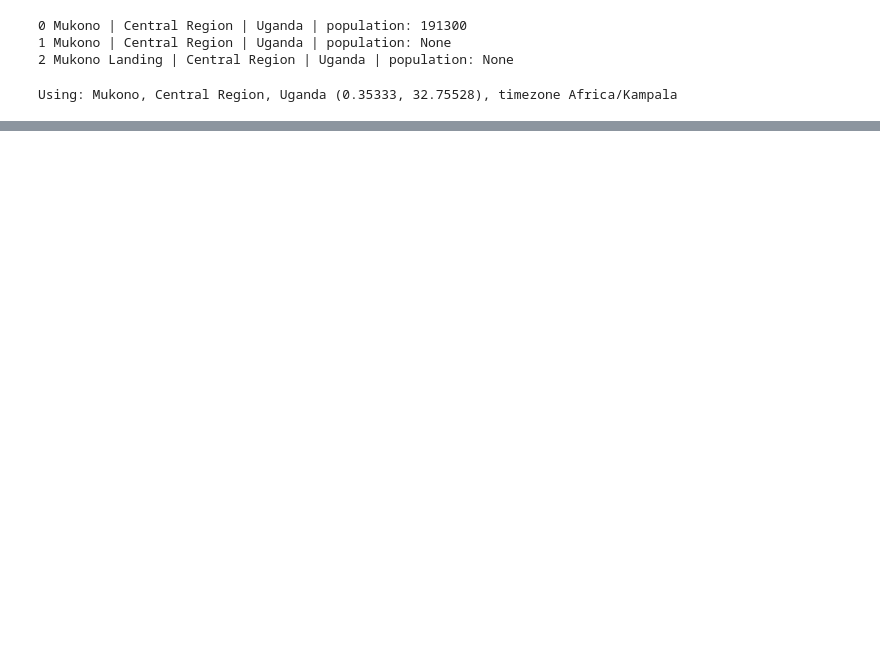
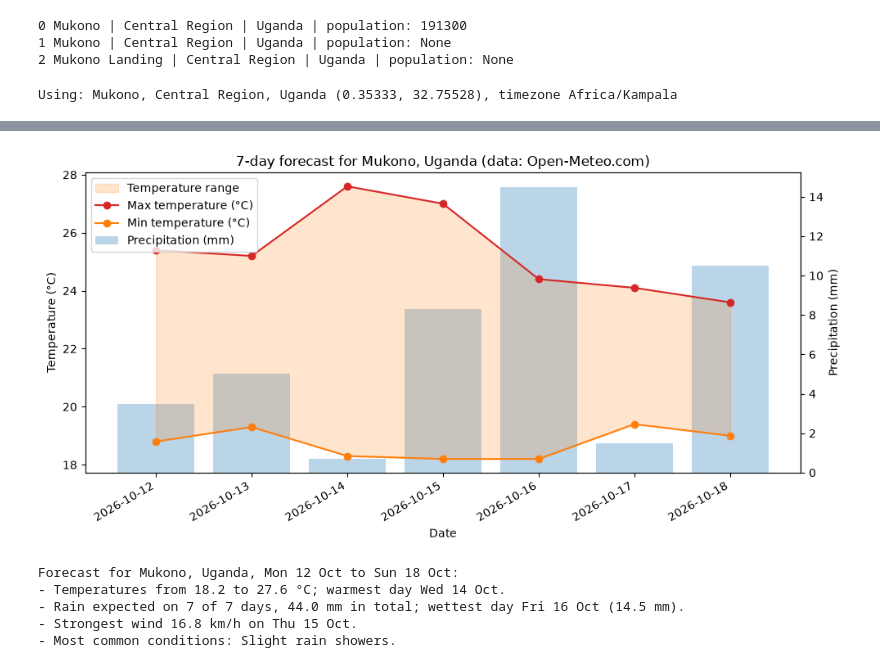
Before and after one commit to 36987-scov/oop-python-assignment2, a Jupyter notebook: notebooks/project1_weather.ipynb, the cells around one changed output, grey strips where cells are left out. Drawn from its saved outputs; the diff is of its cells as text; code cells hidden in the pictures; blank space fills up the shorter version.

Commit message:
Add forecast retrieval, DataFrame, weather codes, table, chart and summary (Part B)

```diff
--- a/notebooks/project1_weather.ipynb
+++ b/notebooks/project1_weather.ipynb
@@ -9,6 +9,7 @@ import os
 LOCATION = "MUKONO"  # city to forecast; change if you like
 COUNTRY_CODE = "UG"  # ISO country code to narrow the search; None = worldwide
 LOCATION_CHOICE = 0  # number of the place to use, from the candidate list below
+FORECAST_DAYS = 7    # number of days to forecast (1-16)
 
 PLACEHOLDER_EMAIL = "YOUR_UNIVERSITY_EMAIL"
 CONTACT_EMAIL = os.environ.get("WEATHER_CONTACT_EMAIL", PLACEHOLDER_EMAIL)
@@ -139,3 +140,12 @@ print(f"Using: {location['name']}, {location['admin1']}, {location['country']} "
       f"timezone {location['timezone']}")
 # %% [output]
 Using: Mukono, Central Region, Uganda (0.35333, 32.75528), timezone Africa/Kampala
+# %%
+from src.weather import get_forecast
+
+forecast = get_forecast(location["latitude"], location["longitude"],
+                        FORECAST_DAYS, USER_AGENT,
+                        timezone=location["timezone"])
+print("Timezone used:", forecast["timezone"])
+print("Units:", forecast["daily_units"])
+print("Dates:", forecast["daily"]["time"])
@@ -141,0 +156,5 @@ Using: Mukono, Central Region, Uganda (0.35333, 32.75528), timezone Africa/Kampa
+# %%
+from src.weather import forecast_to_dataframe
+
+forecast_df = forecast_to_dataframe(forecast)
+forecast_df
@@ -141,0 +191,23 @@ Using: Mukono, Central Region, Uganda (0.35333, 32.75528), timezone Africa/Kampa
+# %%
+import matplotlib.pyplot as plt
+from src.weather import plot_forecast
+
+fig = plot_forecast(
+    forecast_df,
+    f"{FORECAST_DAYS}-day forecast for {location['name']}, "
+    f"{location['country']} (data: Open-Meteo.com)",
+)
+plt.show()
+# %% [output]
+[figure, added]
+# %%
+from src.weather import summarise_forecast
+
+print(summarise_forecast(forecast_df,
+                         f"{location['name']}, {location['country']}"))
+# %% [output]
+Forecast for Mukono, Uganda, Mon 12 Oct to Sun 18 Oct:
+- Temperatures from 18.2 to 27.6 °C; warmest day Wed 14 Oct.
+- Rain expected on 7 of 7 days, 44.0 mm in total; wettest day Fri 16 Oct (14.5 mm).
+- Strongest wind 16.8 km/h on Thu 15 Oct.
+- Most common conditions: Slight rain showers.
```
Also changed, not shown: parts of 5 cells of this notebook, 1 other file.
